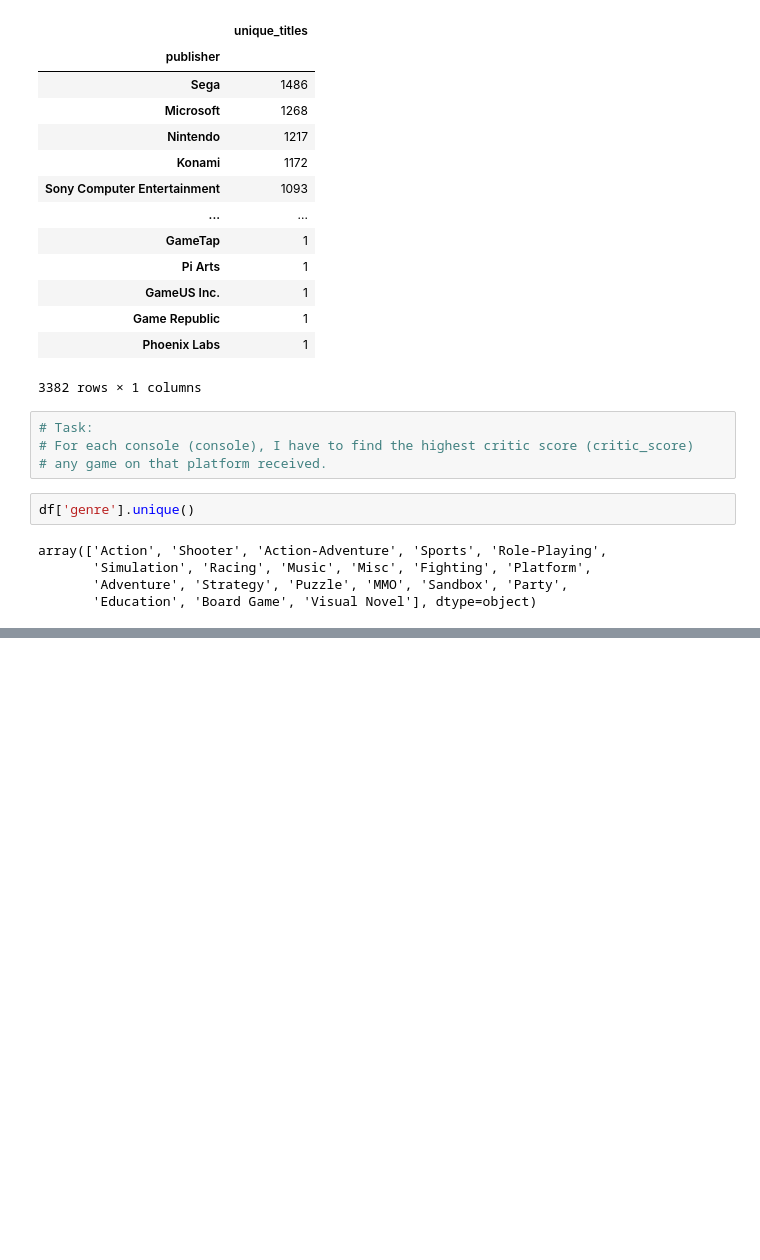
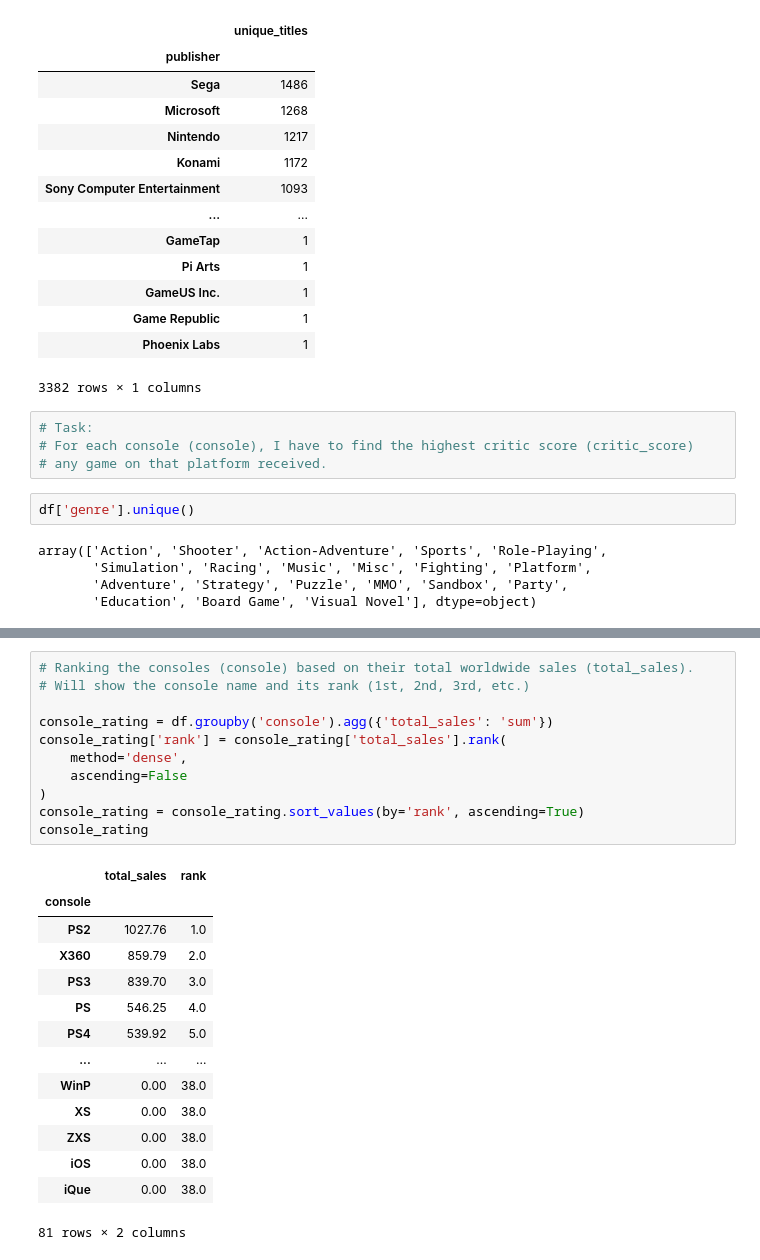
Before and after one commit to smartestnerdfromtown/Video-Game-Sales-Analysis, a Jupyter notebook: analysis.ipynb, the cells around one changed output, grey strips where cells are left out. Saved outputs shown, nothing was run; the diff lists cells and outputs as text; blank space fills up the shorter version.

```diff
--- a/analysis.ipynb
+++ b/analysis.ipynb
@@ -216,0 +240,26 @@ The Total sales of Role-Playing games in Japan: 130.56
+# %%
+# Ranking the consoles (console) based on their total worldwide sales (total_sales).
+# Will show the console name and its rank (1st, 2nd, 3rd, etc.)
+
+console_rating = df.groupby('console').agg({'total_sales': 'sum'})
+console_rating['rank'] = console_rating['total_sales'].rank(
+    method='dense',
+    ascending=False
+)
+console_rating = console_rating.sort_values(by='rank', ascending=True)
+console_rating
+# %% [output]
+|  | total_sales | rank |
+| console |  |  |
+| PS2 | 1027.76 | 1.0 |
+| X360 | 859.79 | 2.0 |
+| PS3 | 839.70 | 3.0 |
+| PS | 546.25 | 4.0 |
+| PS4 | 539.92 | 5.0 |
+| ... | ... | ... |
+| WinP | 0.00 | 38.0 |
+| XS | 0.00 | 38.0 |
+| ZXS | 0.00 | 38.0 |
+| iOS | 0.00 | 38.0 |
+| iQue | 0.00 | 38.0 |
+81 rows × 2 columns
```
Also changed, not shown: parts of 4 cells of this notebook.
